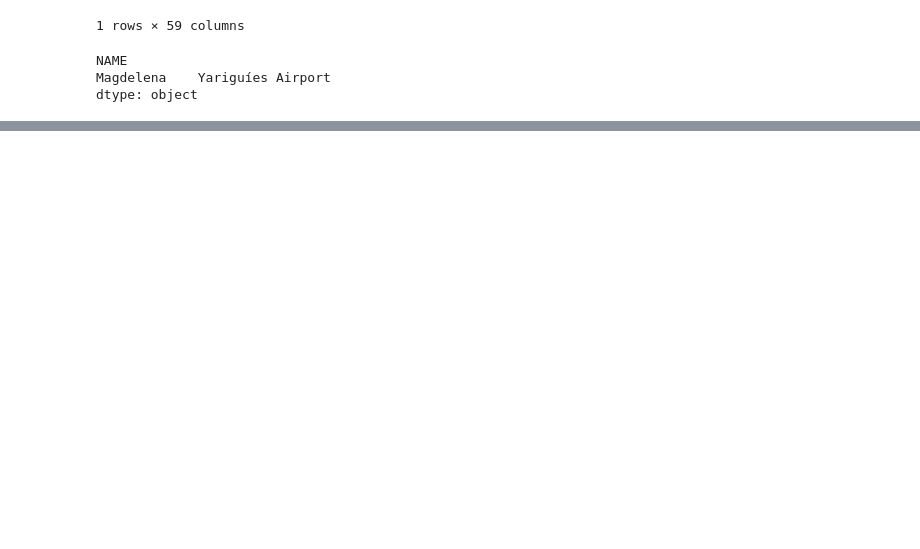
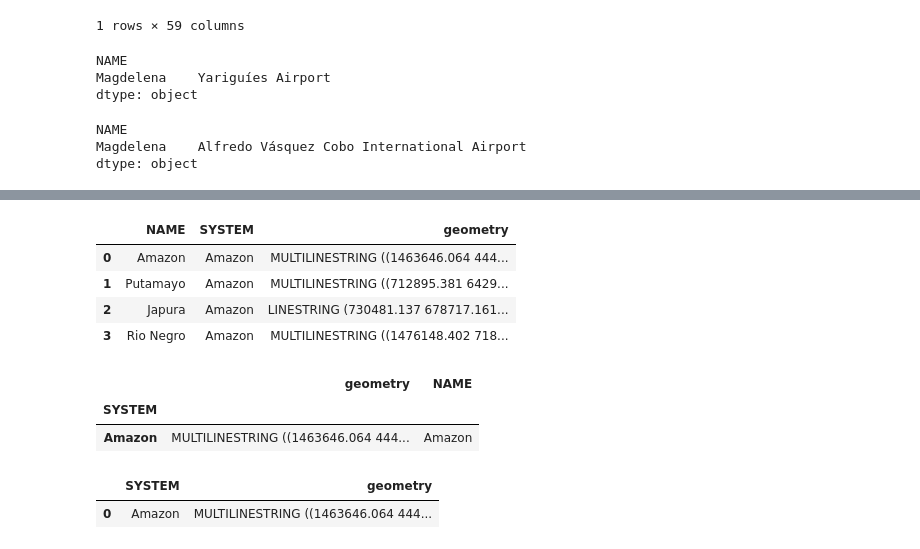
Before and after one commit to ZairaYacsavilca/efinal_parte1, a Jupyter notebook: Untitled.ipynb, the cells around one changed output, grey strips where cells are left out. Drawn from its saved outputs; the diff is of its cells as text; code cells hidden in the pictures; blank space fills up the shorter version.

```diff
--- a/Untitled.ipynb
+++ b/Untitled.ipynb
@@ -273,6 +273,14 @@ mins
 NAME
 Magdelena    Yariguíes Airport
 dtype: object
+# %%
+#el aeropuerto con máximas distancias a este sistema
+maxs=distanceMatrixKM_sys_air2.idxmax(axis="columns")
+maxs
+# %% [output]
+NAME
+Magdelena    Alfredo Vásquez Cobo International Airport
+dtype: object
 # %%
 #Ahora plotearemos
 base=rio1.explore()
@@ -286,0 +295,26 @@ mediumAirports[~mediumAirports.name.isin(mins)].explore(m=base,color='blue',mark
+# %%
+rivers[~rivers.SYSTEM.isna()]
+# %% [output]
+|  | NAME | SYSTEM | geometry |
+| 0 | Amazon | Amazon | MULTILINESTRING ((1463646.064 444... |
+| 1 | Putamayo | Amazon | MULTILINESTRING ((712895.381 6429... |
+| 2 | Japura | Amazon | LINESTRING (730481.137 678717.161... |
+| 3 | Rio Negro | Amazon | MULTILINESTRING ((1476148.402 718... |
+# %%
+systems=rivers.dissolve(by='SYSTEM')
+systems
+# %% [output]
+|  | geometry | NAME |
+| SYSTEM |  |  |
+| Amazon | MULTILINESTRING ((1463646.064 444... | Amazon |
+# %%
+# format the GDF:
+
+systems.reset_index(drop=False,inplace=True)
+systems.drop(columns='NAME',inplace=True)
+
+# we have
+systems
+# %% [output]
+|  | SYSTEM | geometry |
+| 0 | Amazon | MULTILINESTRING ((1463646.064 444... |
```
Also changed, not shown: parts of 9 cells of this notebook.
